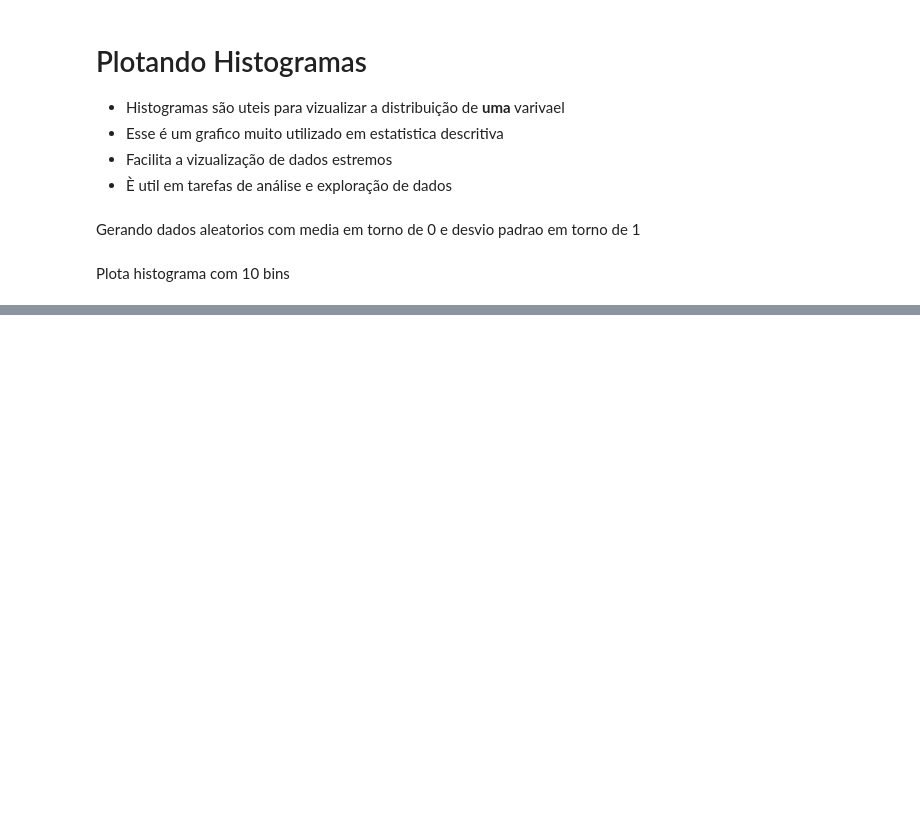
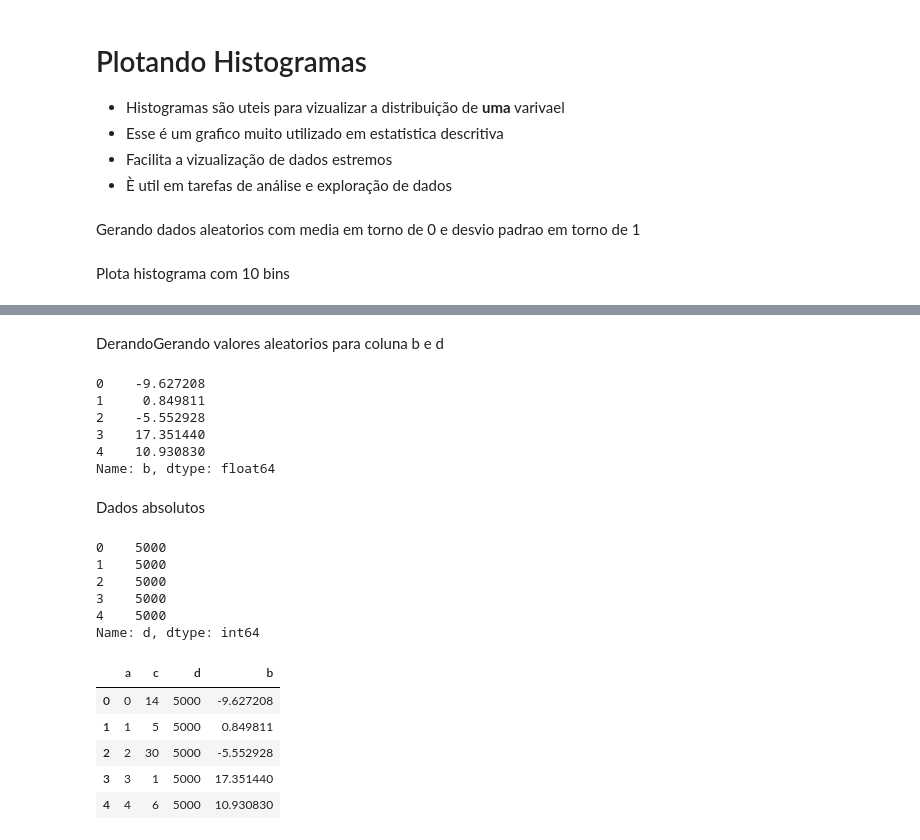
Before and after one commit to Kouta-22/Pratices_DataScience, a Jupyter notebook: visualizacao_de_dados/aula02.ipynb, the cells around one changed output, grey strips where cells are left out. Cells and saved outputs as stored; diff of their text form; code cells hidden in the pictures; blank space fills up the shorter version.

```diff
--- a/visualizacao_de_dados/aula02.ipynb
+++ b/visualizacao_de_dados/aula02.ipynb
@@ -26,0 +56,2 @@ plt.hist(d, bins = 10, color = 'r')
+# %% [markdown]
+DerandoGerando valores aleatorios para coluna b e d
@@ -26,0 +61,29 @@ plt.hist(d, bins = 10, color = 'r')
+# %%
+data.b.head()
+# %% [output]
+0    -9.627208
+1     0.849811
+2    -5.552928
+3    17.351440
+4    10.930830
+Name: b, dtype: float64
+# %% [markdown]
+Dados absolutos
+# %%
+data.d.head()
+# %% [output]
+0    5000
+1    5000
+2    5000
+3    5000
+4    5000
+Name: d, dtype: int64
+# %%
+data.head()
+# %% [output]
+|  | a | c | d | b |
+| 0 | 0 | 14 | 5000 | -9.627208 |
+| 1 | 1 | 5 | 5000 | 0.849811 |
+| 2 | 2 | 30 | 5000 | -5.552928 |
+| 3 | 3 | 1 | 5000 | 17.351440 |
+| 4 | 4 | 6 | 5000 | 10.930830 |
```
Also changed, not shown: parts of 10 cells of this notebook, 2 other files.
